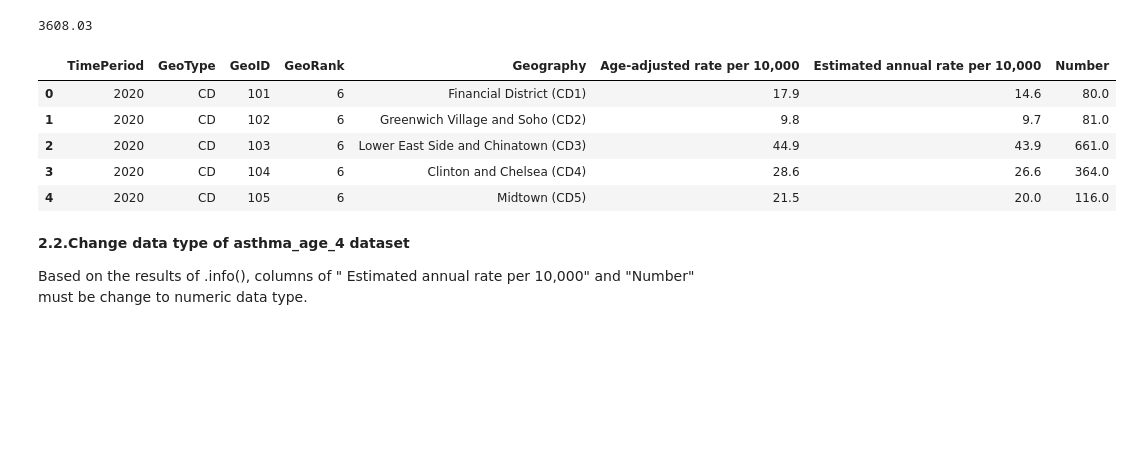
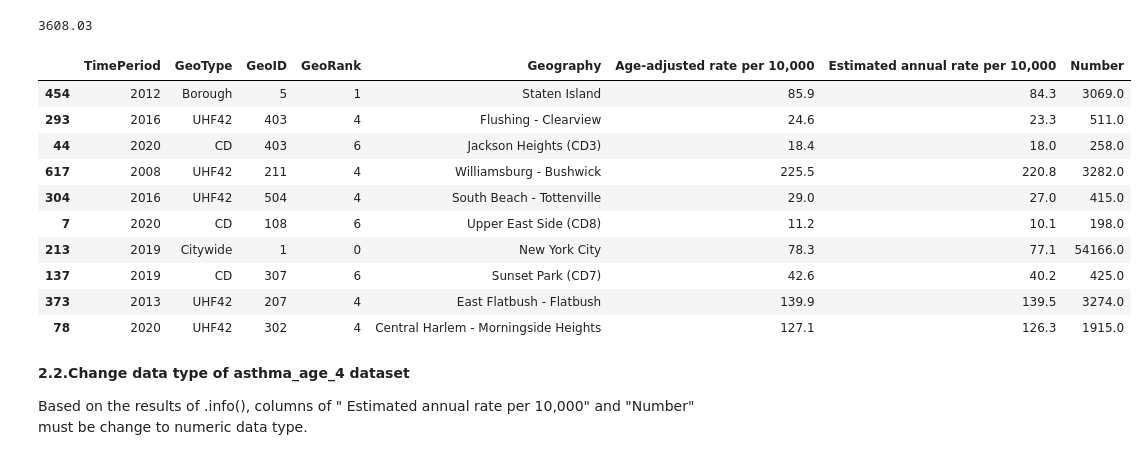
Before and after one commit to Mary080102/Capston-Two, a Jupyter notebook: Air quality Capston- Data wrangling.ipynb, the cells around one changed output. Saved outputs shown, nothing was run; the diff lists cells and outputs as text; code cells hidden in the pictures; blank space fills up the shorter version.

```diff
--- a/Air quality Capston- Data wrangling.ipynb
+++ b/Air quality Capston- Data wrangling.ipynb
@@ -191,14 +248,19 @@ print(mean_value_num)
 # Fill NaN values with the mean value
 asthma_adults_1["Number"].fillna(mean_value_num, inplace=True)
 # %%
-asthma_adults_1.head()
+asthma_adults_1.sample(10)
 # %% [output]
 |  | TimePeriod | GeoType | GeoID | GeoRank | Geography | Age-adjusted rate per 10,000 | Estimated annual rate per 10,000 | Number |
-| 0 | 2020 | CD | 101 | 6 | Financial District (CD1) | 17.9 | 14.6 | 80.0 |
-| 1 | 2020 | CD | 102 | 6 | Greenwich Village and Soho (CD2) | 9.8 | 9.7 | 81.0 |
-| 2 | 2020 | CD | 103 | 6 | Lower East Side and Chinatown (CD3) | 44.9 | 43.9 | 661.0 |
-| 3 | 2020 | CD | 104 | 6 | Clinton and Chelsea (CD4) | 28.6 | 26.6 | 364.0 |
-| 4 | 2020 | CD | 105 | 6 | Midtown (CD5) | 21.5 | 20.0 | 116.0 |
+| 454 | 2012 | Borough | 5 | 1 | Staten Island | 85.9 | 84.3 | 3069.0 |
+| 293 | 2016 | UHF42 | 403 | 4 | Flushing - Clearview | 24.6 | 23.3 | 511.0 |
+| 44 | 2020 | CD | 403 | 6 | Jackson Heights (CD3) | 18.4 | 18.0 | 258.0 |
+| 617 | 2008 | UHF42 | 211 | 4 | Williamsburg - Bushwick | 225.5 | 220.8 | 3282.0 |
+| 304 | 2016 | UHF42 | 504 | 4 | South Beach - Tottenville | 29.0 | 27.0 | 415.0 |
+| 7 | 2020 | CD | 108 | 6 | Upper East Side (CD8) | 11.2 | 10.1 | 198.0 |
+| 213 | 2019 | Citywide | 1 | 0 | New York City | 78.3 | 77.1 | 54166.0 |
+| 137 | 2019 | CD | 307 | 6 | Sunset Park (CD7) | 42.6 | 40.2 | 425.0 |
+| 373 | 2013 | UHF42 | 207 | 4 | East Flatbush - Flatbush | 139.9 | 139.5 | 3274.0 |
+| 78 | 2020 | UHF42 | 302 | 4 | Central Harlem - Morningside Heights | 127.1 | 126.3 | 1915.0 |
 # %% [markdown]
 **2.2.Change data type of asthma_age_4 dataset**
 
```
Also changed, not shown: parts of 65 cells of this notebook.
